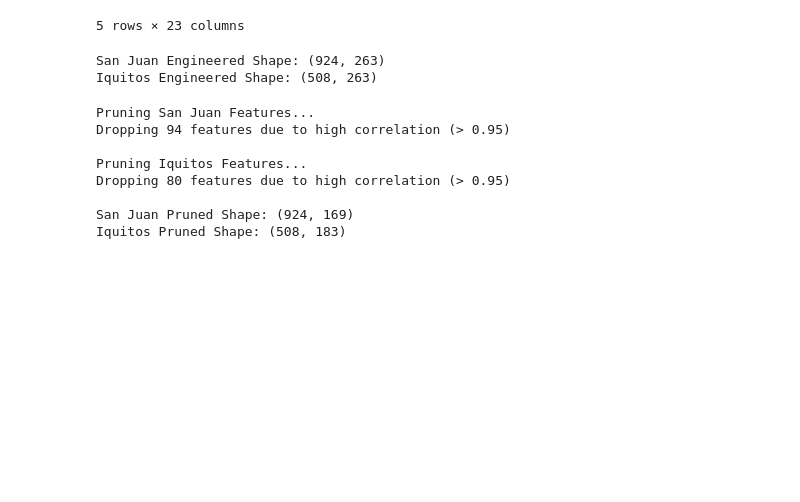
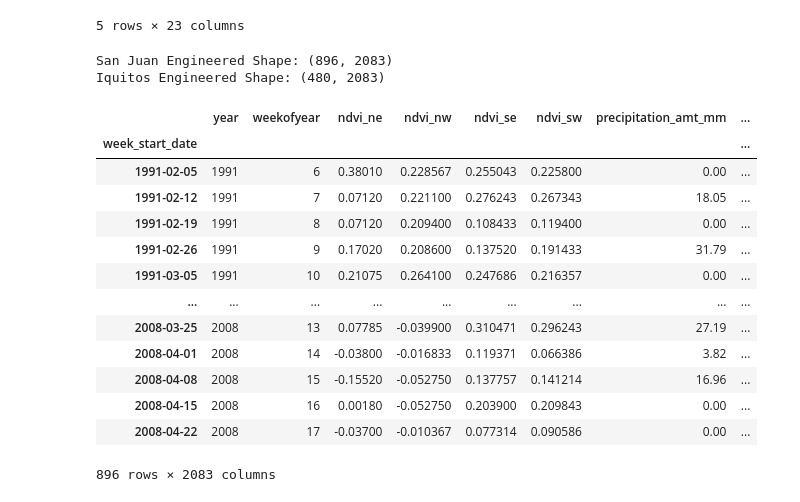
Before and after one commit to Tanalpoguz/term_project, a Jupyter notebook: code/xgboost.ipynb, the cells around one changed output. Drawn from its saved outputs; the diff is of its cells as text; code cells hidden in the pictures; blank space fills up the shorter version.

```diff
--- a/code/xgboost.ipynb
+++ b/code/xgboost.ipynb
@@ -134,7 +122,7 @@ Iquitos Preprocessed Shape: (520, 23)
 # %%
 # FEATURE EXTRACTION
 
-def create_features(df, lag_weeks=LAG_WEEKS, rolling_weeks=ROLLING_WEEKS):
+def create_features(df, lag_weeks=LAG_WEEKS, rolling_weeks=ROLLING_WEEKS, delta_weeks=DELTA_WEEKS):
     """
     Creates lag and rolling window features.
     """
@@ -153,6 +141,12 @@ def create_features(df, lag_weeks=LAG_WEEKS, rolling_weeks=ROLLING_WEEKS):
                 df_eng[col].shift(lag).rename(f'{col}_lag_{lag}')
             )
 
+        # Delta features
+        for delta in delta_weeks:
+            new_features.append(
+                (df_eng[col] - df_eng[col].shift(delta)).rename(f'{col}_delta_{delta}')
+            )
+
         # Rolling features
         for window in rolling_weeks:
             rolling_col = df_eng[col].rolling(window=window)
@@ -160,6 +154,11 @@ def create_features(df, lag_weeks=LAG_WEEKS, rolling_weeks=ROLLING_WEEKS):
             new_features.append(rolling_col.mean().rename(f'{col}_rolling_mean_{window}'))
             new_features.append(rolling_col.std().rename(f'{col}_rolling_std_{window}'))
             new_features.append(rolling_col.var().rename(f'{col}_rolling_var_{window}'))
+            new_features.append(rolling_col.min().rename(f'{col}_rolling_min_{window}'))
+            new_features.append(rolling_col.max().rename(f'{col}_rolling_max_{window}'))
+            new_features.append(rolling_col.median().rename(f'{col}_rolling_median_{window}'))
+            new_features.append(rolling_col.skew().rename(f'{col}_rolling_skew_{window}'))
+            new_features.append(rolling_col.kurt().rename(f'{col}_rolling_kurt_{window}'))
 
     # Concatenate all new features at once to avoid PerformanceWarning (fragmentation)
     if new_features:
@@ -179,51 +178,22 @@ iq_train_eng = create_features(iq_train)
 print("San Juan Engineered Shape:", sj_train_eng.shape)
 print("Iquitos Engineered Shape:", iq_train_eng.shape)
 # %% [output]
-San Juan Engineered Shape: (924, 263)
-Iquitos Engineered Shape: (508, 263)
+San Juan Engineered Shape: (896, 2083)
+Iquitos Engineered Shape: (480, 2083)
-# %%
-# PRUNE CORRELATED FEATURES
-
-def prune_correlated_features(df, threshold=PEARSON_PRUNE_THRESHOLD, target_col='total_cases'):
-    """
-    Removes features that are highly correlated with each other (collinear).
-    """
-    # Exclude target from correlation calculation
-    features = df.drop(columns=[target_col], errors='ignore')
-
-    # Calculate correlation matrix
-    corr_matrix = features.corr().abs()
-
-    # Select upper triangle of correlation matrix
-    upper = corr_matrix.where(np.triu(np.ones(corr_matrix.shape), k=1).astype(bool))
-
-    # Find features with correlation greater than threshold
-    to_drop = [column for column in upper.columns if any(upper[column] > threshold)]
-
-    print(f"Dropping {len(to_drop)} features due to high correlation (> {threshold})")
-    # Optional: Print dropped columns
-    # print(to_drop)
-
-    # Drop features from the original dataframe
-    df_pruned = df.drop(columns=to_drop)
-
-    return df_pruned
-
-# Apply pruning
-print("Pruning San Juan Features...")
-sj_train_eng = prune_correlated_features(sj_train_eng)
-
-print("\nPruning Iquitos Features...")
-iq_train_eng = prune_correlated_features(iq_train_eng)
-
-print("\nSan Juan Pruned Shape:", sj_train_eng.shape)
-print("Iquitos Pruned Shape:", iq_train_eng.shape)
-# %% [output]
-Pruning San Juan Features...
-Dropping 94 features due to high correlation (> 0.95)
-
-Pruning Iquitos Features...
-Dropping 80 features due to high correlation (> 0.95)
-
-San Juan Pruned Shape: (924, 169)
-Iquitos Pruned Shape: (508, 183)
+# %%
+sj_train_eng
+# %% [output]
+|  | year | weekofyear | ndvi_ne | ndvi_nw | ndvi_se | ndvi_sw | precipitation_amt_mm | ... |
+| week_start_date |  |  |  |  |  |  |  | ... |
+| 1991-02-05 | 1991 | 6 | 0.38010 | 0.228567 | 0.255043 | 0.225800 | 0.00 | ... |
+| 1991-02-12 | 1991 | 7 | 0.07120 | 0.221100 | 0.276243 | 0.267343 | 18.05 | ... |
+| 1991-02-19 | 1991 | 8 | 0.07120 | 0.209400 | 0.108433 | 0.119400 | 0.00 | ... |
+| 1991-02-26 | 1991 | 9 | 0.17020 | 0.208600 | 0.137520 | 0.191433 | 31.79 | ... |
+| 1991-03-05 | 1991 | 10 | 0.21075 | 0.264100 | 0.247686 | 0.216357 | 0.00 | ... |
+| ... | ... | ... | ... | ... | ... | ... | ... | ... |
+| 2008-03-25 | 2008 | 13 | 0.07785 | -0.039900 | 0.310471 | 0.296243 | 27.19 | ... |
+| 2008-04-01 | 2008 | 14 | -0.03800 | -0.016833 | 0.119371 | 0.066386 | 3.82 | ... |
+| 2008-04-08 | 2008 | 15 | -0.15520 | -0.052750 | 0.137757 | 0.141214 | 16.96 | ... |
+| 2008-04-15 | 2008 | 16 | 0.00180 | -0.052750 | 0.203900 | 0.209843 | 0.00 | ... |
+| 2008-04-22 | 2008 | 17 | -0.03700 | -0.010367 | 0.077314 | 0.090586 | 0.00 | ... |
+896 rows × 2083 columns
```
Also changed, not shown: parts of 10 cells of this notebook.
